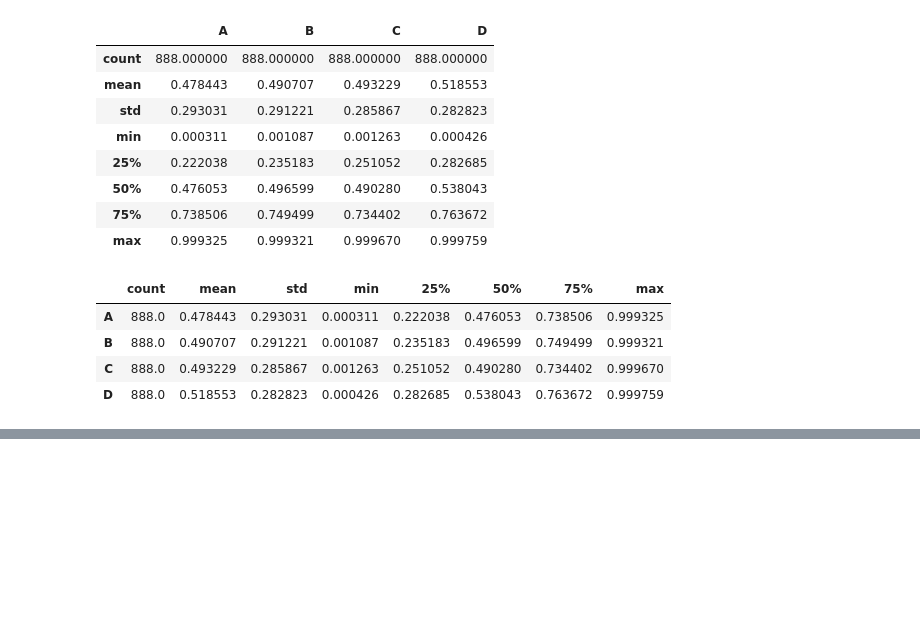
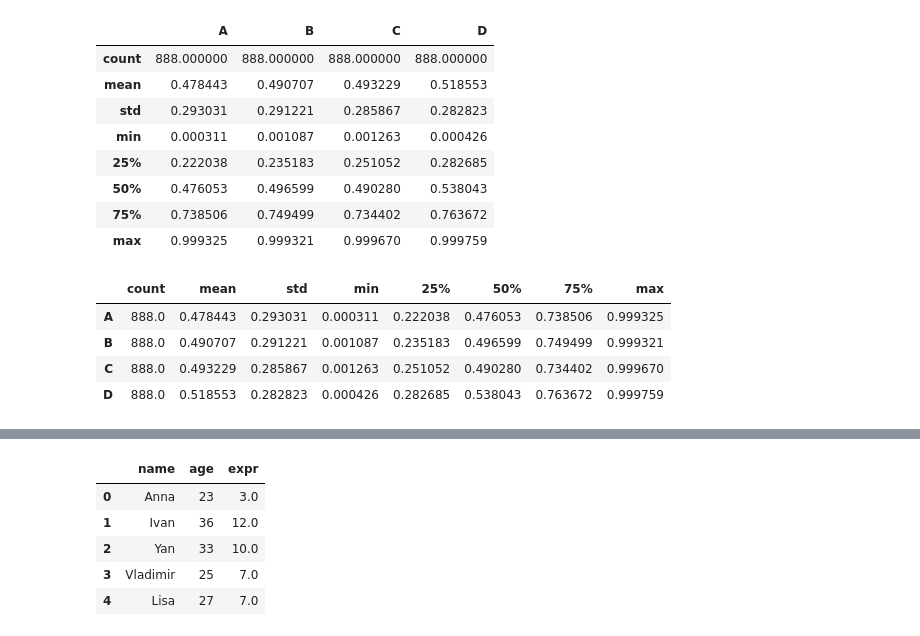
Before and after one commit to ArmanVasilovich/python_spbu, a Jupyter notebook: October-28/October-28-Pandas.ipynb, the cells around one changed output, grey strips where cells are left out. Cells and saved outputs as stored; diff of their text form; code cells hidden in the pictures; blank space fills up the shorter version.

```diff
--- a/October-28/October-28-Pandas.ipynb
+++ b/October-28/October-28-Pandas.ipynb
@@ -235,0 +291,9 @@ df.describe().T
+# %%
+people[(people['age'] > 35) | (people['expr'] < 25)]
+# %% [output]
+|  | name | age | expr |
+| 0 | Anna | 23 | 3.0 |
+| 1 | Ivan | 36 | 12.0 |
+| 2 | Yan | 33 | 10.0 |
+| 3 | Vladimir | 25 | 7.0 |
+| 4 | Lisa | 27 | 7.0 |
```
Also changed, not shown: parts of 9 cells of this notebook.
